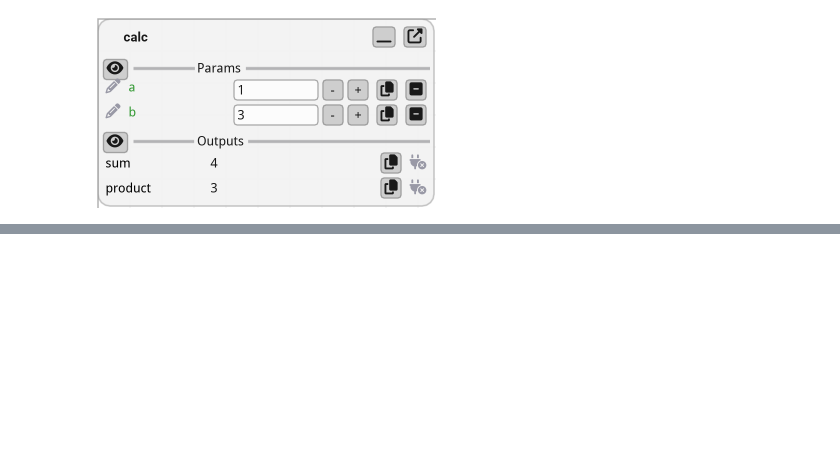
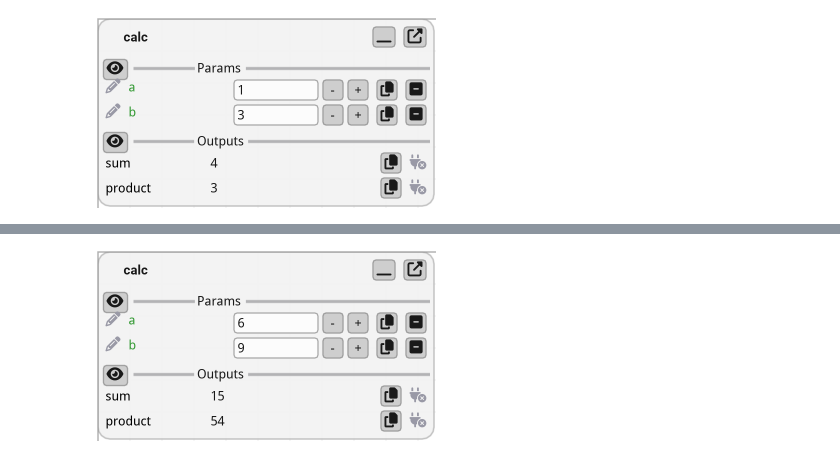
Before and after one commit to pthom/fiatlight_doc, a Jupyter notebook: manual_fiat_attributes.ipynb, the cells around one changed output, grey strips where cells are left out. Drawn from its saved outputs; the diff is of its cells as text; code cells hidden in the pictures; blank space fills up the shorter version.

Commit message:
doc / named tuple output

```diff
--- a/manual_fiat_attributes.ipynb
+++ b/manual_fiat_attributes.ipynb
@@ -203,0 +209,14 @@ The same `return_N__` prefix works for any output-side fiat attribute (tooltip,
+# %%
+from typing import NamedTuple
+import fiatlight as fl
+
+class CalcResult(NamedTuple):
+    sum: int
+    product: int
+
+def calc(a: int, b: int) -> CalcResult:
+    return CalcResult(sum=a + b, product=a * b)
+
+fl.run(calc, app_name="NamedTuple outputs")
+# %% [output]
+[figure, added]
```
Also changed, not shown: parts of 2 cells of this notebook, 4 other files.
